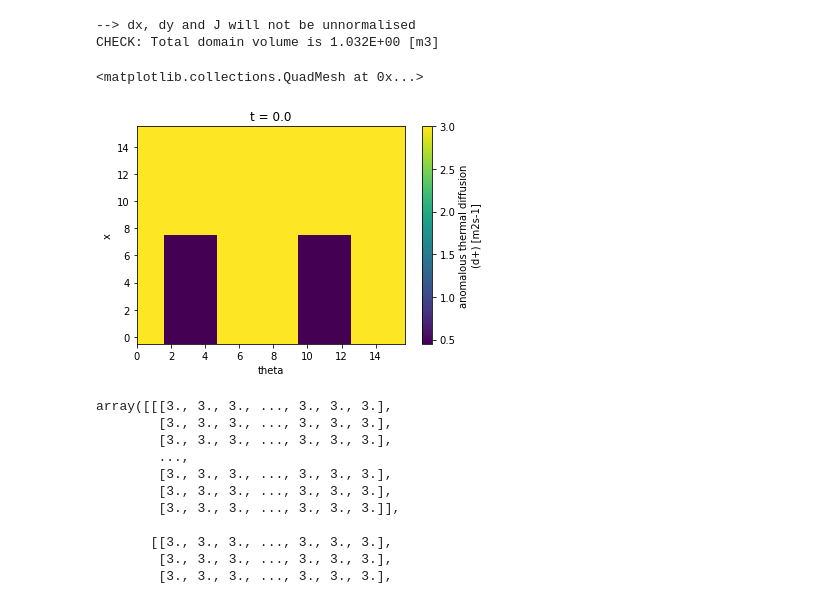
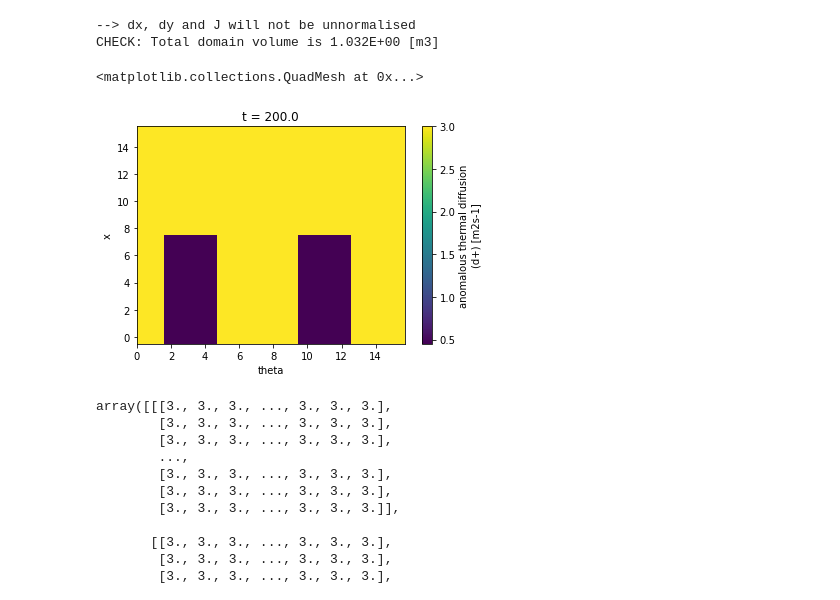
Before and after one commit to mikekryjak/sdtools, a Jupyter notebook: adding_restart_vars.ipynb, the cells around one changed output. Drawn from its saved outputs; the diff is of its cells as text; code cells hidden in the pictures.

```diff
--- a/adding_restart_vars.ipynb
+++ b/adding_restart_vars.ipynb
@@ -151,15 +157,15 @@ Nd+ shape: (20, 9, 1)
 # %% [markdown]
 ## Plot results
 # %%
-caseng = Load.case_2D(db.casepaths["b0b-try-add-vars"], gridfilepath = db.gridpaths["g3a4-lores.nc"], double_load = False, keep_boundaries = False)
+caseng = Load.case_2D(db.casepaths["b0c-change-fields"], gridfilepath = db.gridpaths["g3a4-lores.nc"], double_load = False, keep_boundaries = False)
 # %% [output]
 --> dx, dy and J will not be unnormalised
 CHECK: Total domain volume is 1.032E+00 [m3]
 # %%
-caseng.ds["anomalous_Chi_d+"].isel(t=0).plot()
+caseng.ds["anomalous_Chi_d+"].isel(t=-6).plot()
 # %% [output]
 <matplotlib.collections.QuadMesh at 0x...>
-[figure, old version]
+[figure, new version]
 # %%
 caseng.ds["anomalous_Chi_d+"].values
 # %% [output]
```
Also changed, not shown: parts of 4 cells of this notebook, 2 other files.
